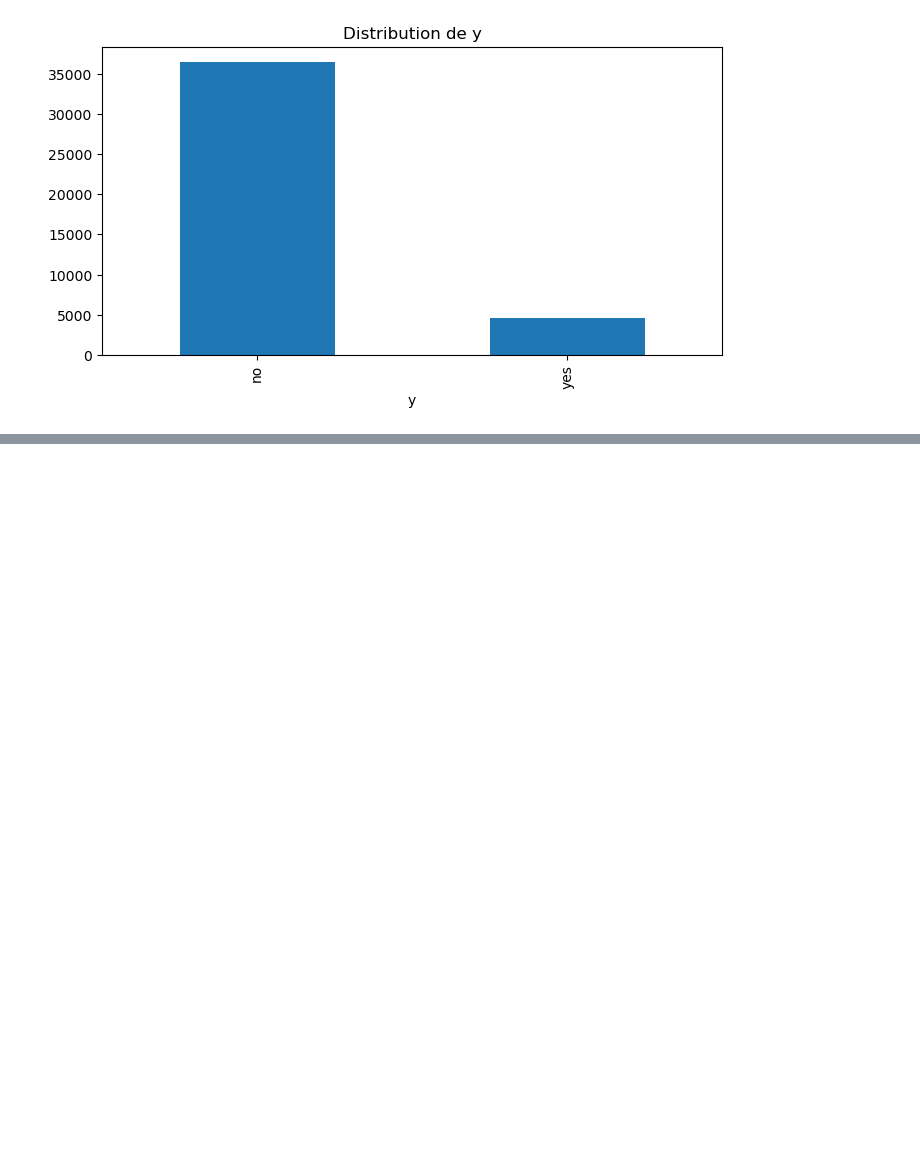
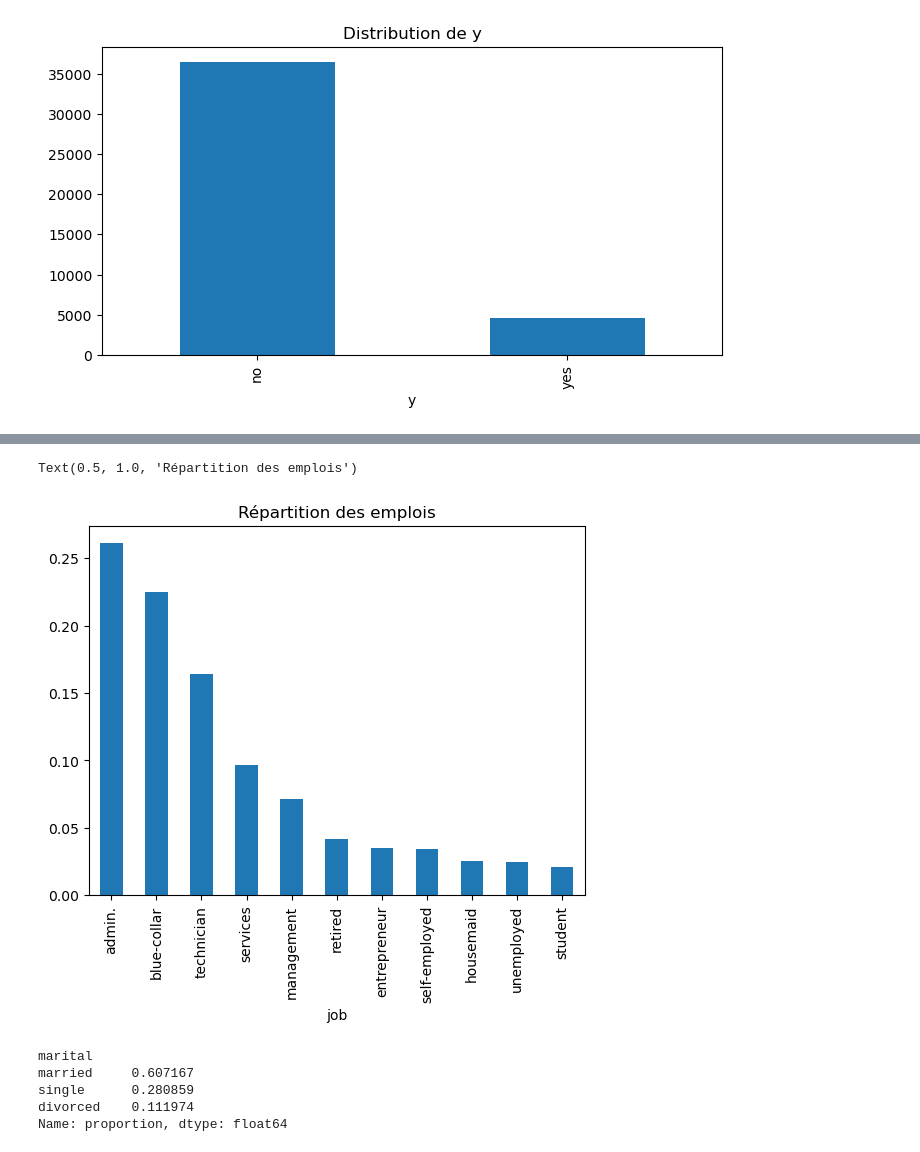
Before and after one commit to AhmedHammadi117/Bank-marketing, a Jupyter notebook: analyse.ipynb, the cells around one changed output, grey strips where cells are left out. Cells and saved outputs as stored; diff of their text form; code cells hidden in the pictures; blank space fills up the shorter version.

```diff
--- a/analyse.ipynb
+++ b/analyse.ipynb
@@ -100,3 +100,7 @@ for col in cat_cols:
 [figure]
 [figure]
 [figure]
+# %%
+df= pd.read_csv("C:/Users/ahmed/OneDrive/Desktop/projet_data/data/Profil_client.csv")
+client = df.copy()
+client
@@ -102,0 +181,14 @@ for col in cat_cols:
+# %%
+client["job"].value_counts(normalize=True).plot(kind='bar')
+plt.title('Répartition des emplois')
+# %% [output]
+Text(0.5, 1.0, 'Répartition des emplois')
+[figure, added]
+# %%
+client["marital"].value_counts(normalize=True)
+# %% [output]
+marital
+married     0.607167
+single      0.280859
+divorced    0.111974
+Name: proportion, dtype: float64
```
Also changed, not shown: parts of 5 cells of this notebook, 9 other files.
